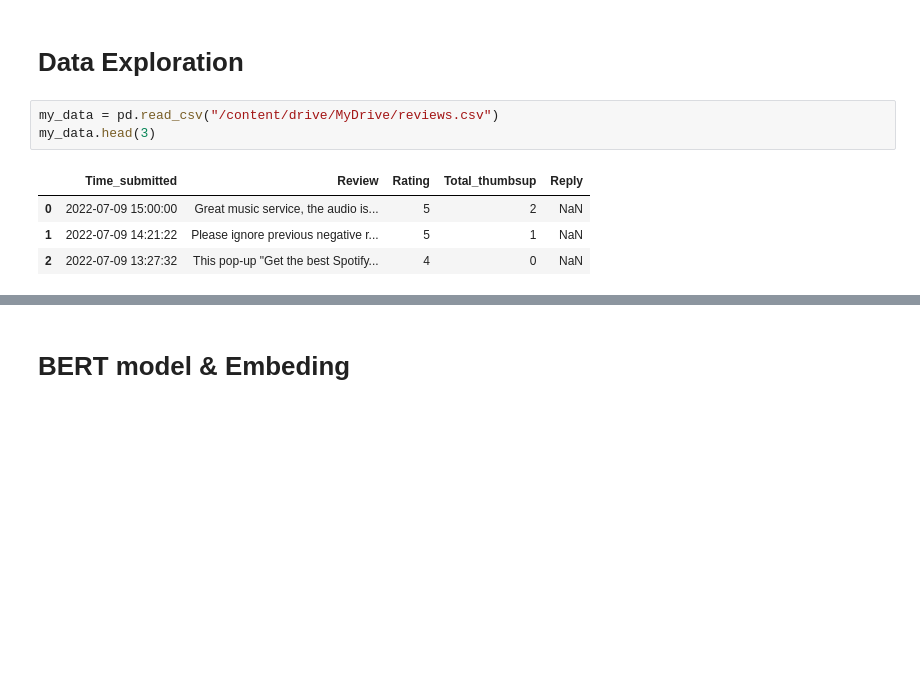
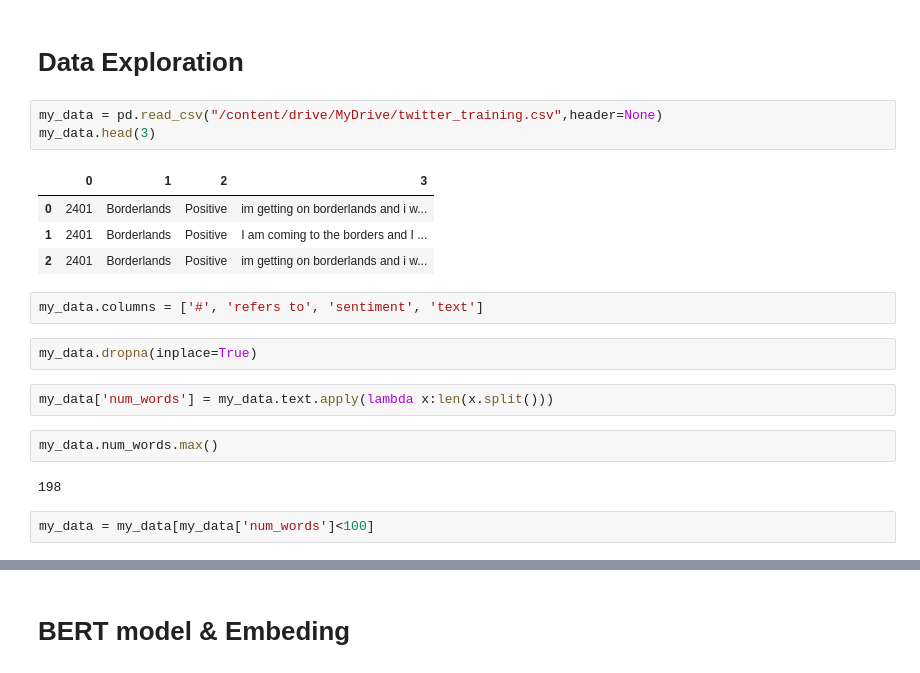
Before and after one commit to tural327/Bert_model, a Jupyter notebook: Untitled8.ipynb, the cells around one changed output, grey strips where cells are left out. Saved outputs shown, nothing was run; the diff lists cells and outputs as text; blank space fills up the shorter version.

```diff
--- a/Untitled8.ipynb
+++ b/Untitled8.ipynb
@@ -36,10 +63,22 @@ Mounted at /content/drive
 # %% [markdown]
 # **Data Exploration**
 # %%
-my_data = pd.read_csv("/content/drive/MyDrive/reviews.csv")
+my_data = pd.read_csv("/content/drive/MyDrive/twitter_training.csv",header=None)
 my_data.head(3)
 # %% [output]
-|  | Time_submitted | Review | Rating | Total_thumbsup | Reply |
-| 0 | 2022-07-09 15:00:00 | Great music service, the audio is... | 5 | 2 | NaN |
-| 1 | 2022-07-09 14:21:22 | Please ignore previous negative r... | 5 | 1 | NaN |
-| 2 | 2022-07-09 13:27:32 | This pop-up "Get the best Spotify... | 4 | 0 | NaN |
+|  | 0 | 1 | 2 | 3 |
+| 0 | 2401 | Borderlands | Positive | im getting on borderlands and i w... |
+| 1 | 2401 | Borderlands | Positive | I am coming to the borders and I ... |
+| 2 | 2401 | Borderlands | Positive | im getting on borderlands and i w... |
+# %%
+my_data.columns = ['#', 'refers to', 'sentiment', 'text']
+# %%
+my_data.dropna(inplace=True)
+# %%
+my_data['num_words'] = my_data.text.apply(lambda x:len(x.split()))
+# %%
+my_data.num_words.max()
+# %% [output]
+198
+# %%
+my_data = my_data[my_data['num_words']<100]
```
Also changed, not shown: parts of 41 cells of this notebook.
